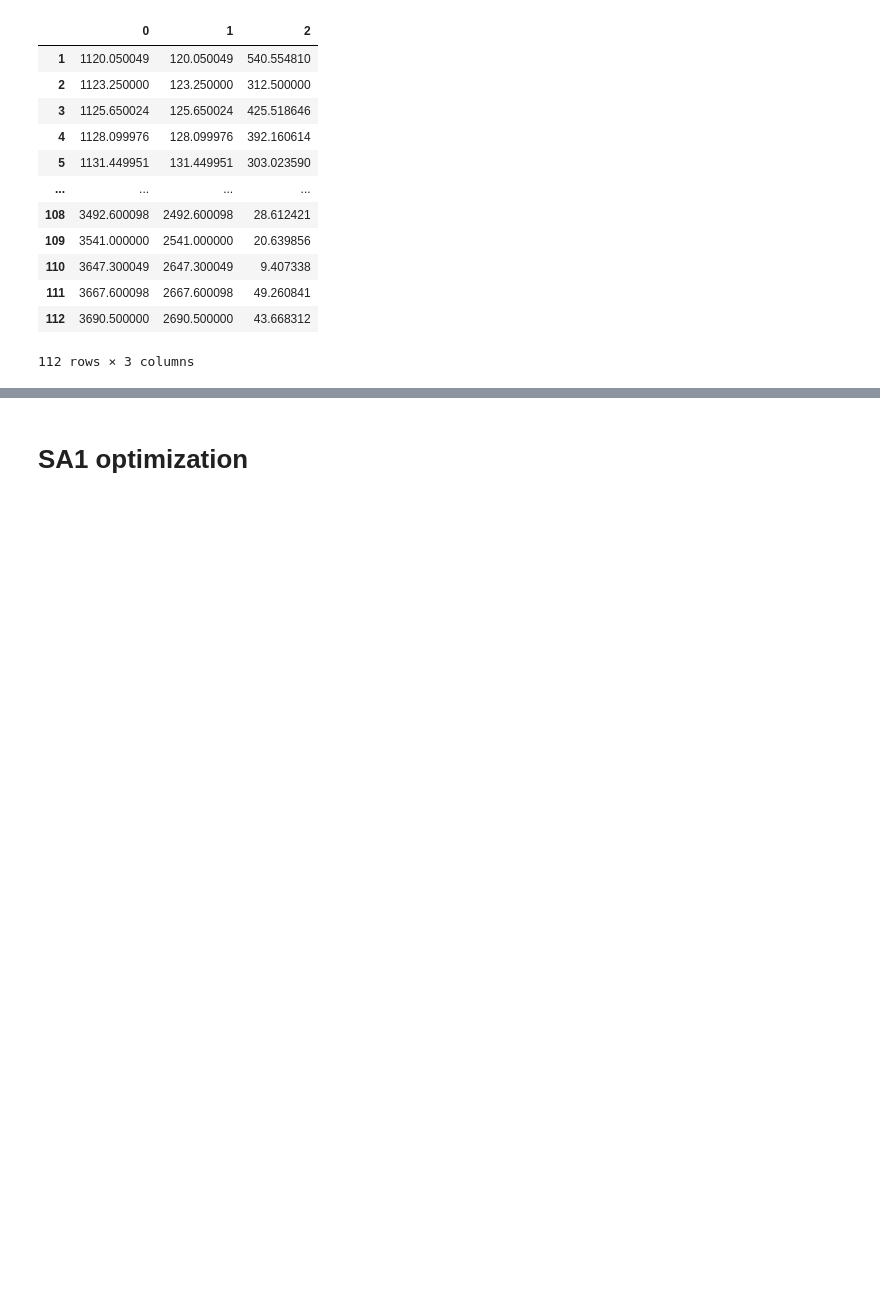
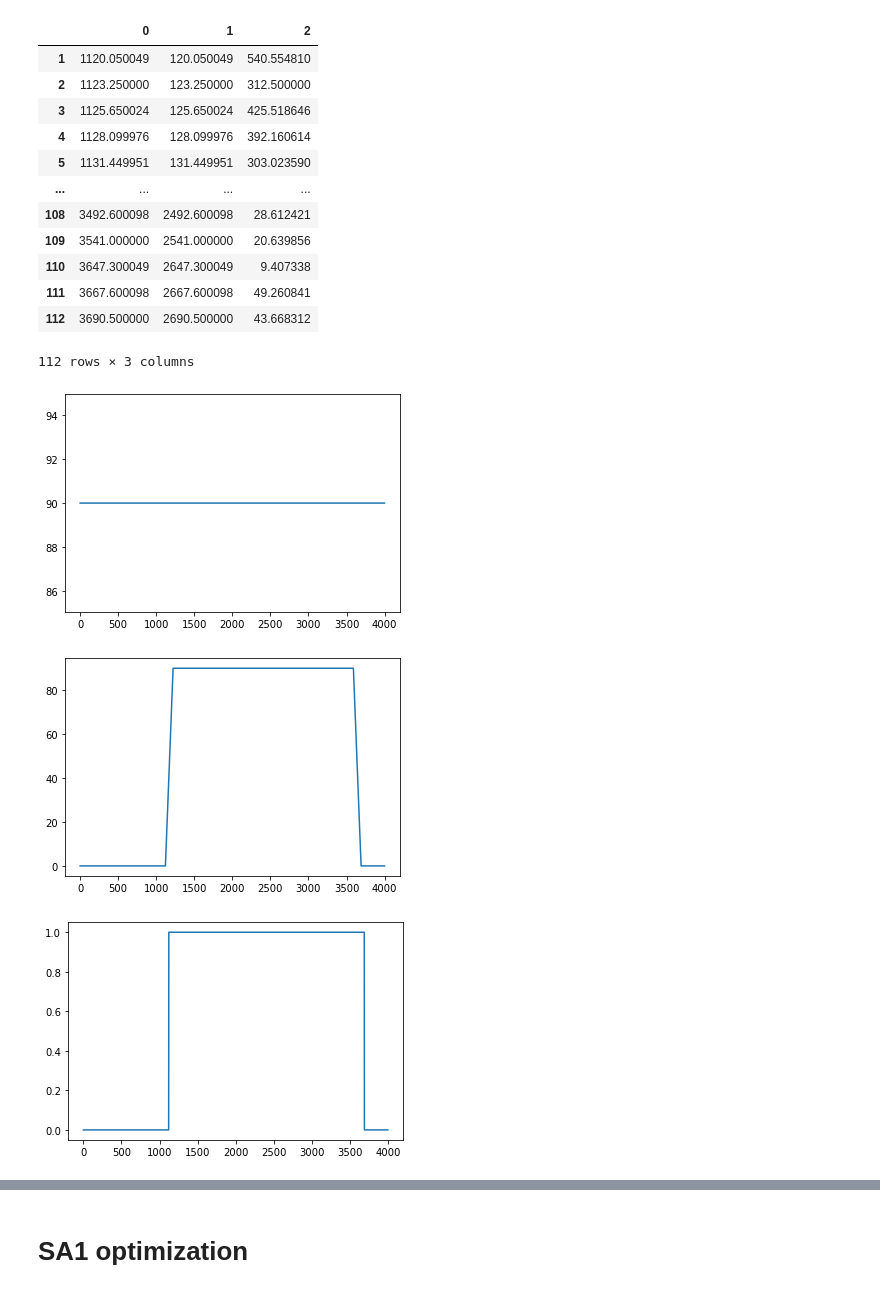
Before and after one commit to Nrault/Neural_population_optimization_CMA, a Jupyter notebook: CMAes_Neural_pop_opti.ipynb, the cells around one changed output, grey strips where cells are left out. Saved outputs shown, nothing was run; the diff lists cells and outputs as text; code cells hidden in the pictures; blank space fills up the shorter version.

Commit message:
adding examples

```diff
--- a/CMAes_Neural_pop_opti.ipynb
+++ b/CMAes_Neural_pop_opti.ipynb
@@ -148,6 +149,19 @@ def CreateRampAndHoldStimAmpOnOff(startTime, endTime, maxamp, minamp, angle, ram
     amp_on = TimedArray(amp_on, dt=1*ms)
     amp = TimedArray(amp, dt=1*ms)
     return direction, amp, amp_on
+# %%
+#Example of stimulus
+direction, amplitude, amplitudeOnOff = CreateRampAndHoldStimAmpOnOff(min(Data_SA1_raw[0]), max(Data_SA1_raw[0]), 90, 0, 90, 100, 4000)
+plot(direction.values)
+show()
+plot(amplitude.values)
+show()
+plot(amplitudeOnOff.values)
+show()
+# %% [output]
+[figure, added]
+[figure, added]
+[figure, added]
 # %%
 '''
 Function DefineFavAngle_nat_oriented
```
Also changed, not shown: parts of 2 cells of this notebook.
